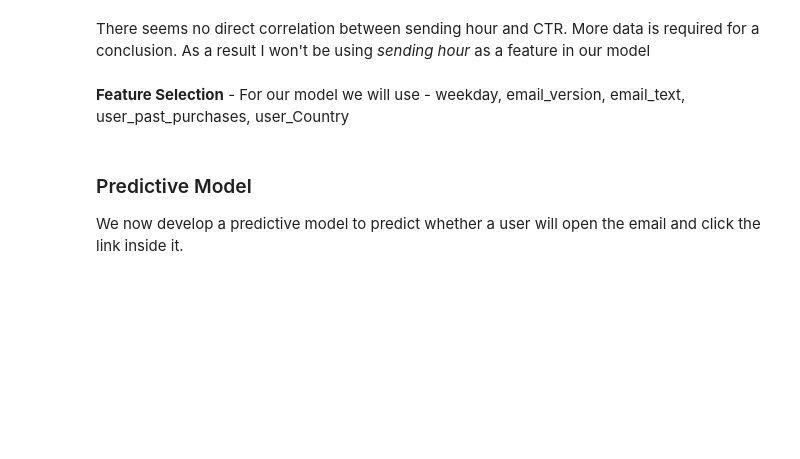
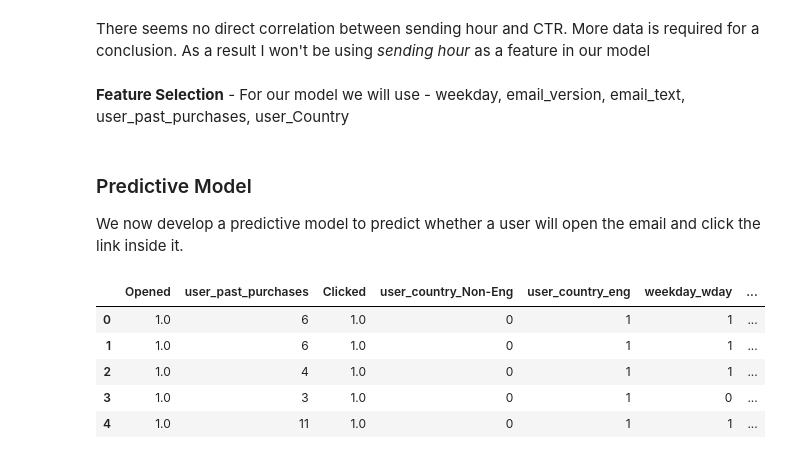
Before and after one commit to dipalira/DS-Challenges, a Jupyter notebook: Email Campaign/Email Marketing Challenge.ipynb, the cells around one changed output. Cells and saved outputs as stored; diff of their text form; code cells hidden in the pictures; blank space fills up the shorter version.

```diff
--- a/Email Campaign/Email Marketing Challenge.ipynb
+++ b/Email Campaign/Email Marketing Challenge.ipynb
@@ -233,6 +233,15 @@ df = df.replace(["ES", "FR"], "Non-Eng")
 df = df.replace(["Monday", "Thursday","Tuesday","Wednesday"], "wday")
 df = df.replace(["Friday", "Saturday","Sunday"], "wend")
 # %%
-data = pd.get_dummies(df, columns=['user_country', 'weekday',"email_version","email_text","Opened"]).drop(["hour","email_id"], axis = 1)
+data = pd.get_dummies(df, columns=['user_country', 'weekday',"email_version","email_text"]).drop(["hour","email_id"], axis = 1)
+# %%
+data.head()
+# %% [output]
+|  | Opened | user_past_purchases | Clicked | user_country_Non-Eng | user_country_eng | weekday_wday | ... |
+| 0 | 1.0 | 6 | 1.0 | 0 | 1 | 1 | ... |
+| 1 | 1.0 | 6 | 1.0 | 0 | 1 | 1 | ... |
+| 2 | 1.0 | 4 | 1.0 | 0 | 1 | 1 | ... |
+| 3 | 1.0 | 3 | 1.0 | 0 | 1 | 0 | ... |
+| 4 | 1.0 | 11 | 1.0 | 0 | 1 | 1 | ... |
 # %%
 y = (data.Clicked == 1.0).astype(int)
```
Also changed, not shown: parts of 7 cells of this notebook.
